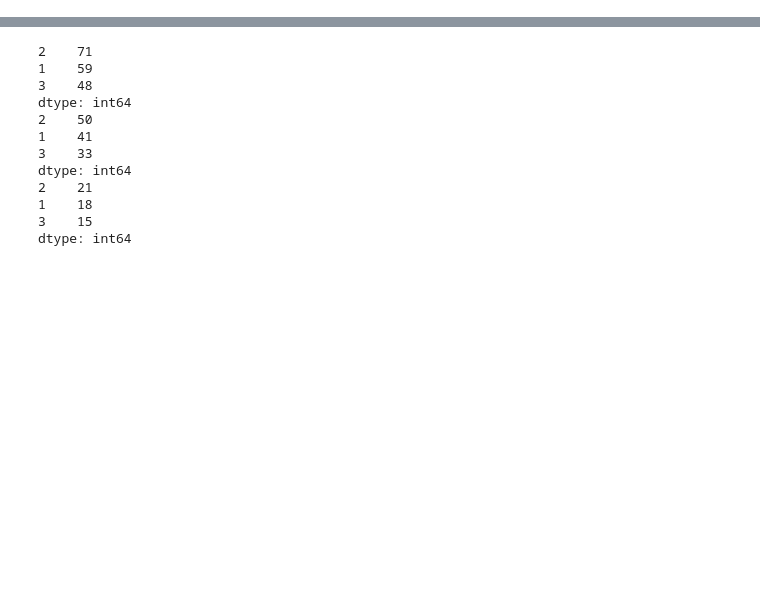
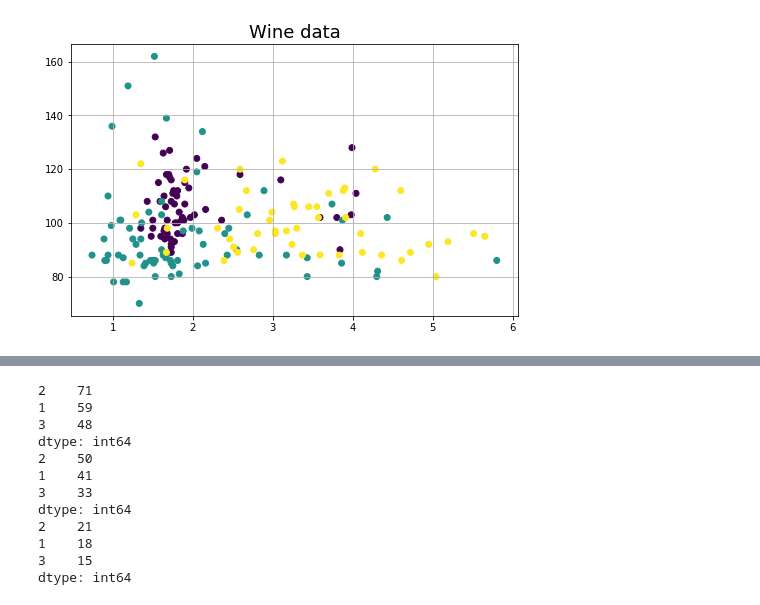
Before and after one commit to mahaairshad/CE888_si19783, a Jupyter notebook: Lab3/Lab_3.ipynb, the cells around one changed output, grey strips where cells are left out. Drawn from its saved outputs; the diff is of its cells as text; code cells hidden in the pictures; blank space fills up the shorter version.

```diff
--- a/Lab3/Lab_3.ipynb
+++ b/Lab3/Lab_3.ipynb
@@ -342,0 +103,12 @@ Index(['Class label'], dtype='object')
+# %%
+# Task 3
+# Scatter plot data into 3 classes based on True Labaels and plot with legends. Hint: use any two variables
+
+plt.figure(figsize=(8,5))
+plt.title("Wine data", fontsize=18)
+plt.grid(True)
+plt.scatter(x_arr[:,1],x_arr[:,4],c=y_arr[:,0])
+plt.savefig('Cluster_wine_data.png', dpi=300)
+plt.show()
+# %% [output]
+[figure, added]
```
Also changed, not shown: parts of 54 cells of this notebook.
